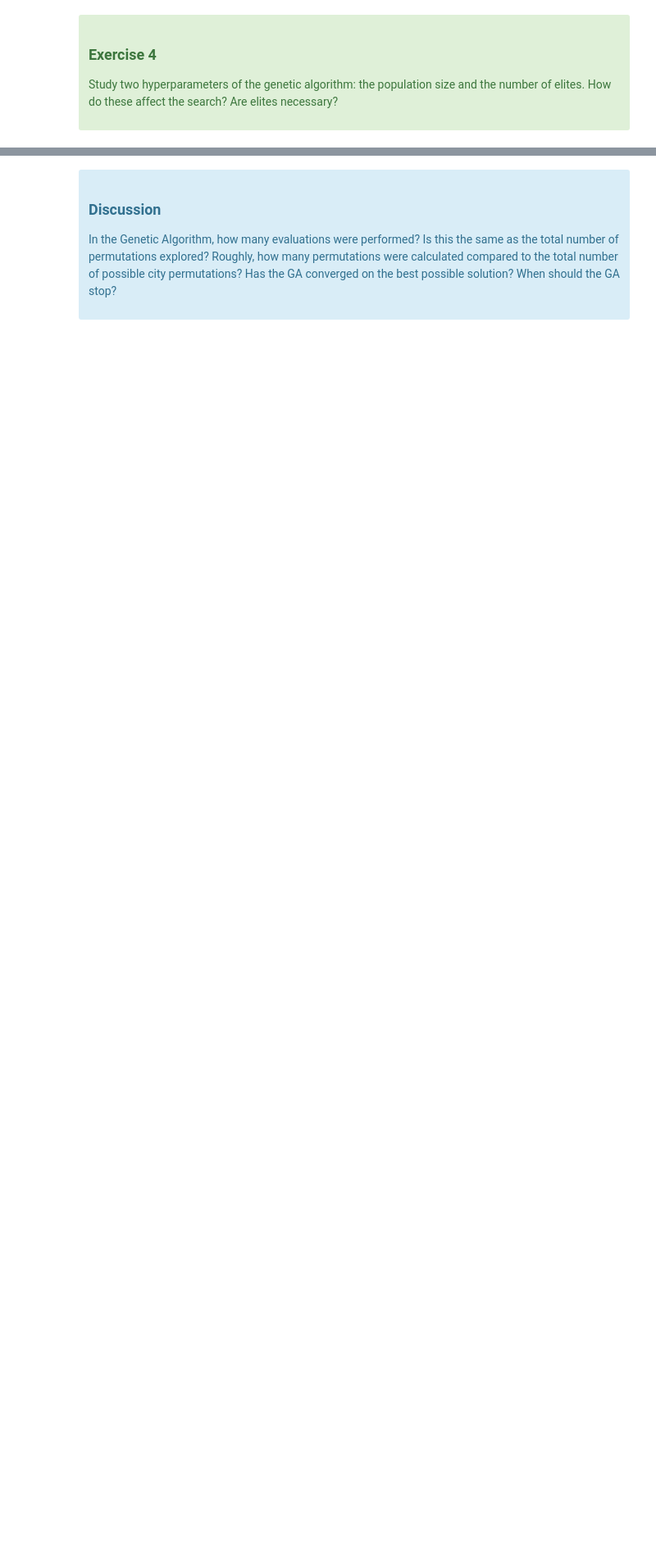
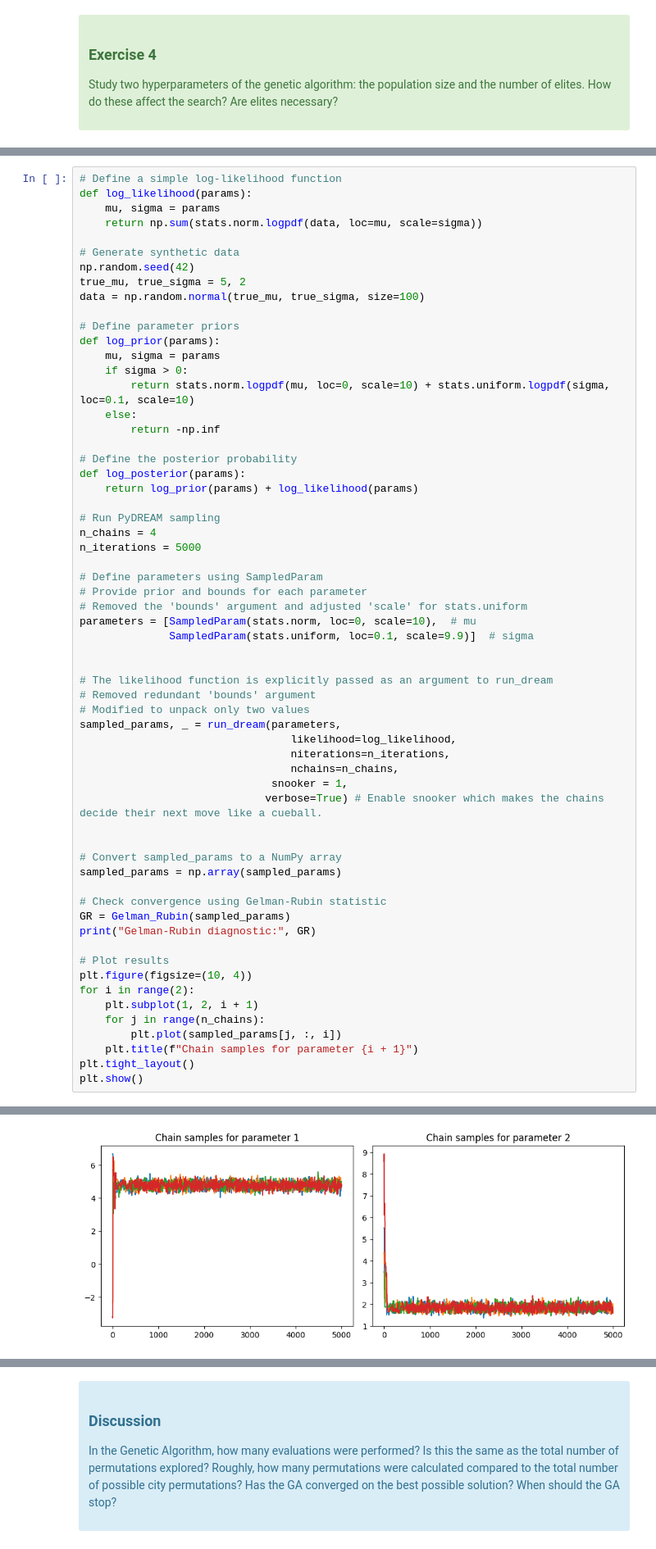
Before and after one commit to PapaKwansa/Chapter-4-submission-mode, a Jupyter notebook: 2_ga/genetic_algorithm.ipynb, the cells around one changed output, grey strips where cells are left out. Shown at 82% size. Cells and saved outputs as stored; diff of their text form; blank space fills up the shorter version.

```diff
--- a/2_ga/genetic_algorithm.ipynb
+++ b/2_ga/genetic_algorithm.ipynb
@@ -372,0 +399,62 @@ Study two hyperparameters of the genetic algorithm: the population size and the
+# %%
+# Define a simple log-likelihood function
+def log_likelihood(params):
+    mu, sigma = params
+    return np.sum(stats.norm.logpdf(data, loc=mu, scale=sigma))
+
+# Generate synthetic data
+np.random.seed(42)
+true_mu, true_sigma = 5, 2
+data = np.random.normal(true_mu, true_sigma, size=100)
+
+# Define parameter priors
+def log_prior(params):
+    mu, sigma = params
+    if sigma > 0:
+        return stats.norm.logpdf(mu, loc=0, scale=10) + stats.uniform.logpdf(sigma, loc=0.1, scale=10)
+    else:
+        return -np.inf
+
+# Define the posterior probability
+def log_posterior(params):
+    return log_prior(params) + log_likelihood(params)
+
+# Run PyDREAM sampling
+n_chains = 4
+n_iterations = 5000
+
+# Define parameters using SampledParam
+# Provide prior and bounds for each parameter
+# Removed the 'bounds' argument and adjusted 'scale' for stats.uniform
+parameters = [SampledParam(stats.norm, loc=0, scale=10),  # mu
+              SampledParam(stats.uniform, loc=0.1, scale=9.9)]  # sigma
+
+
+# The likelihood function is explicitly passed as an argument to run_dream
+# Removed redundant 'bounds' argument
+# Modified to unpack only two values
+sampled_params, _ = run_dream(parameters,
+                                 likelihood=log_likelihood,
+                                 niterations=n_iterations,
+                                 nchains=n_chains,
+                              snooker = 1,
+                             verbose=True) # Enable snooker which makes the chains decide their next move like a cueball.
+
+
+# Convert sampled_params to a NumPy array
+sampled_params = np.array(sampled_params)
+
+# Check convergence using Gelman-Rubin statistic
+GR = Gelman_Rubin(sampled_params)
+print("Gelman-Rubin diagnostic:", GR)
+
+# Plot results
+plt.figure(figsize=(10, 4))
+for i in range(2):
+    plt.subplot(1, 2, i + 1)
+    for j in range(n_chains):
+        plt.plot(sampled_params[j, :, i])
+    plt.title(f"Chain samples for parameter {i + 1}")
+plt.tight_layout()
+plt.show()
+# %% [output]
@@ -372,0 +478 @@ Study two hyperparameters of the genetic algorithm: the population size and the
+[figure, added]
```
Also changed, not shown: parts of 18 cells of this notebook.
